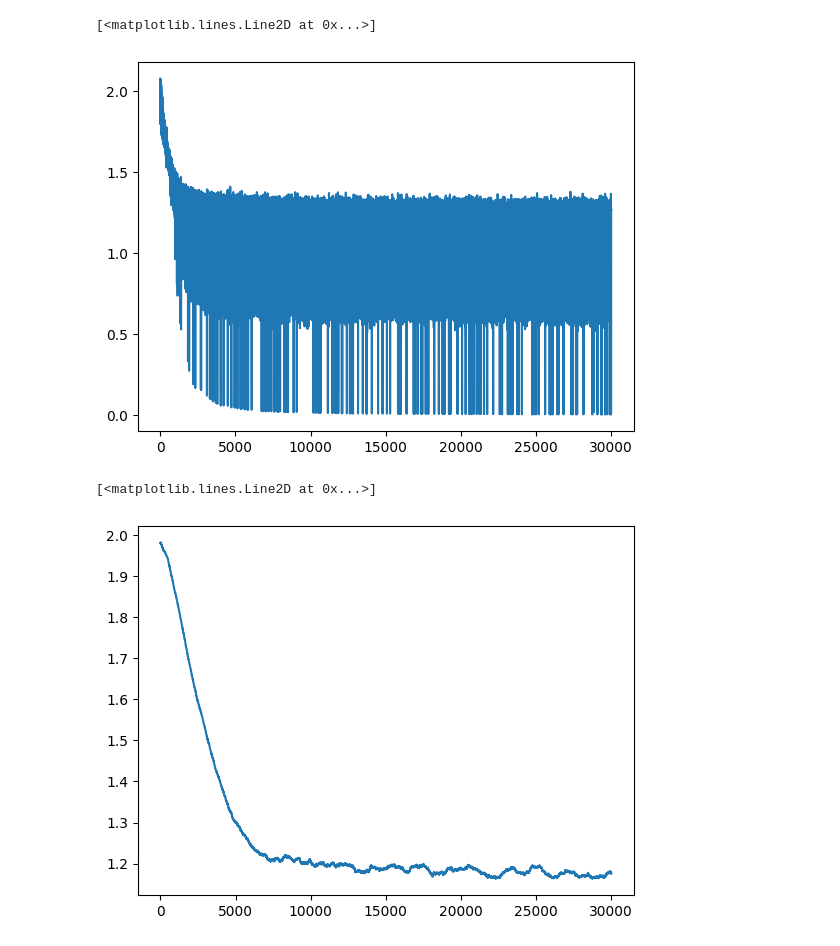
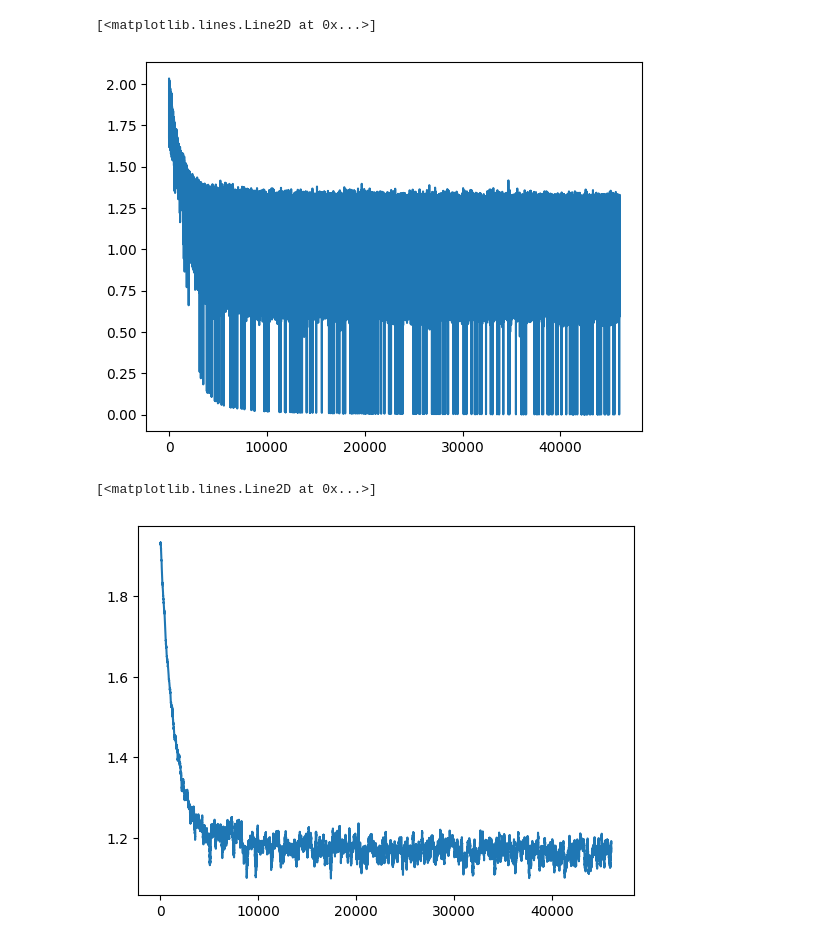
Before and after one commit to VisH317/dna-msa-mamba, a Jupyter notebook: viz.ipynb, the cells around one changed output. Saved outputs shown, nothing was run; the diff lists cells and outputs as text; code cells hidden in the pictures.

```diff
--- a/viz.ipynb
+++ b/viz.ipynb
@@ -2,39 +2,39 @@
 import matplotlib.pyplot as plt
 import pickle
 # %%
-with open("loss_fast.pkl", "rb") as f:
-    losses = pickle.load(f)
+with open("losses_long.pkl", "rb") as f:
+    losses, val = pickle.load(f)
 
-with open("losses.pkl", "rb") as f:
-    other = pickle.load(f)
+# with open("losses.pkl", "rb") as f:
+#     other = pickle.load(f)
 # %%
 plt.plot(losses)
 # %% [output]
 [<matplotlib.lines.Line2D at 0x...>]
-[figure, old version]
+[figure, new version]
 # %%
-CONST = 512
+CONST = 64
 
 def smooth(li):
     new_li = []
     for ix in range(len(li)):
         segment = li[max(0, ix-CONST):min(len(li), ix+CONST)]
         new_li.append(sum(segment)/len(segment))
     return new_li
 
-smoothed = smooth(other)
+smoothed = smooth(losses)
 
 plt.plot(smoothed)
 
 # ax = plt.subplot()
 
 # ax.plot(smoothed[:15000], alpha=0.8, label="Without RLM")
 # ax.plot(smooth(other)[:15000], alpha=0.8, label="With RLM")
 # ax.legend()
 # ax.set_title("Row-Level Masking Efficacy of Training MLM Loss")
 # ax.set_xlabel("Batch #")
 # ax.set_ylabel("MLM Loss")
 # plt.show()
 # %% [output]
 [<matplotlib.lines.Line2D at 0x...>]
-[figure, old version]
+[figure, new version]
```
Also changed, not shown: 2 other files.
